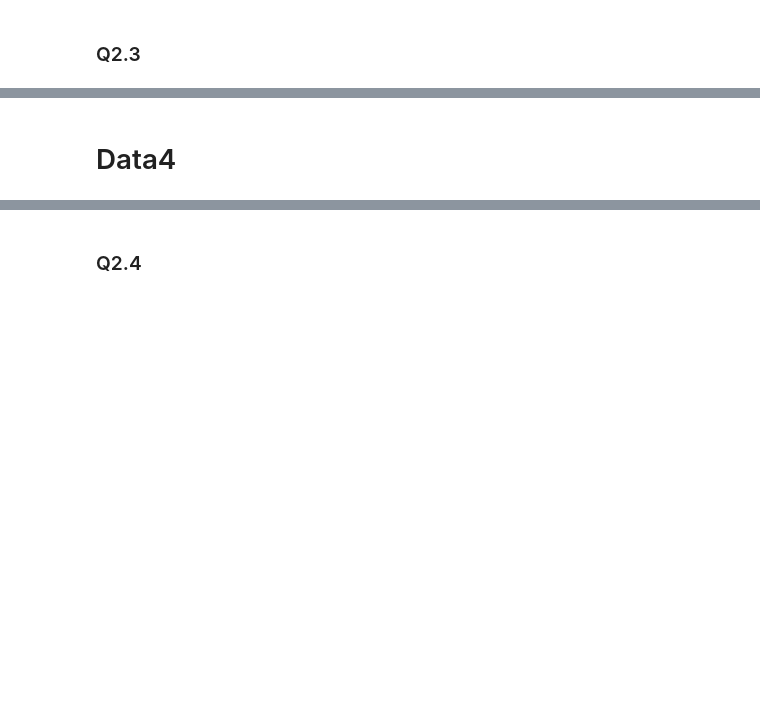
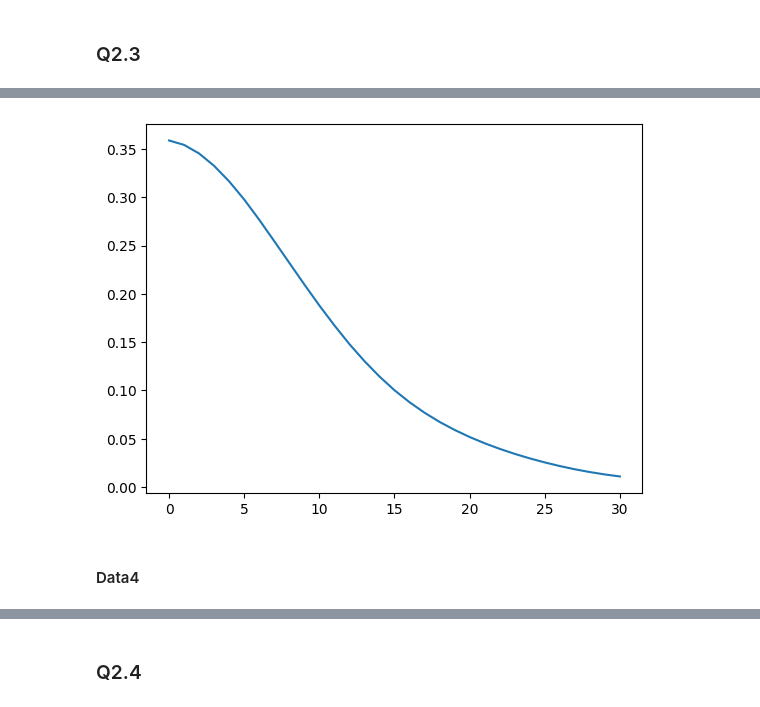
Before and after one commit to garfield-gray/Optimization, a Jupyter notebook: NonConvex/Data_Fitting_&_Denoising.ipynb, the cells around one changed output, grey strips where cells are left out. Saved outputs shown, nothing was run; the diff lists cells and outputs as text; code cells hidden in the pictures; blank space fills up the shorter version.

```diff
--- a/NonConvex/Data_Fitting_&_Denoising.ipynb
+++ b/NonConvex/Data_Fitting_&_Denoising.ipynb
@@ -192,7 +192,7 @@ img = img@np.array([1/3,1/3,1/3])
 Denoisedimg = np.zeros((256, 256))
 
 for i in range(256):
-  Denoisedimg[:,i:i+1] = Denoise(img[:,i:i+1], 200).reshape((256,1))
+  Denoisedimg[:,i:i+1] = Denoise(img[:,i:i+1], 50).reshape((256,1))
 
 fig = plt.figure()
 fig, ax = plt.subplots(1, 2)
@@ -264,2 +276,15 @@ plt.show()
+# %%
+Denoiseddata3 = data3
+err = []
+for i in range(31):
+  Denoiseddata3[:,1] = Denoise(data3[:,1], i)
+  y = Denoiseddata3[:,1]
+  fx = np.vander(data3[:,0],11)@Data_Fitting(data3[:,0], y, 10)
+  err.append(np.sum(np.abs(fx-data3[:,1])))
+
+plt.plot(err)
+plt.show()
+# %% [output]
+[figure, added]
 # %% [markdown]
-# Data4
+#### Data4
```
Also changed, not shown: parts of 14 cells of this notebook.
